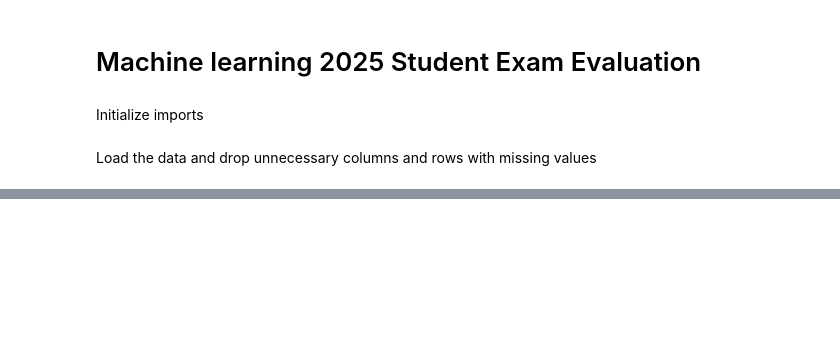
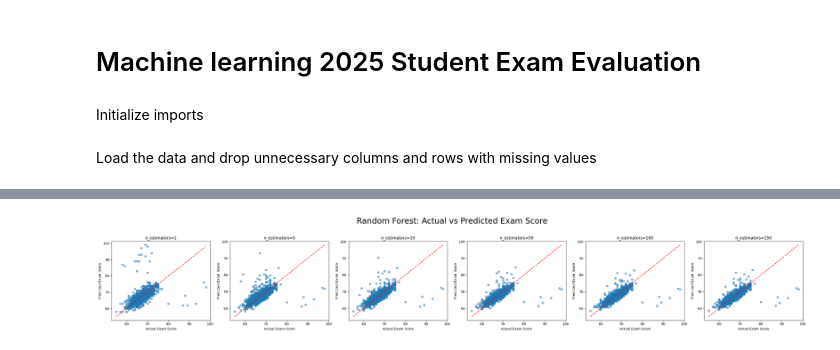
Before and after one commit to lauri-lyytikainen/ml_2025, a Jupyter notebook: main.ipynb, the cells around one changed output, grey strips where cells are left out. Saved outputs shown, nothing was run; the diff lists cells and outputs as text; code cells hidden in the pictures; blank space fills up the shorter version.

```diff
--- a/main.ipynb
+++ b/main.ipynb
@@ -53,0 +80,20 @@ plt.show()
+# %%
+# Train and evaluate Random Forest models with different n_estimators and make predictions
+n_estimators_list = [1, 5, 10, 50, 100, 150]
+fig, axes = plt.subplots(1, len(n_estimators_list), figsize=(5 * len(n_estimators_list), 5))
+
+for idx, n in enumerate(n_estimators_list):
+    rf = RandomForestRegressor(n_estimators=n, random_state=42)
+    rf.fit(X_train, y_train)
+    y_pred = rf.predict(X_test)
+    axes[idx].scatter(y_test, y_pred, alpha=0.5, label='Predictions')
+    axes[idx].plot([y_test.min(), y_test.max()], [y_test.min(), y_test.max()], 'r--', label='Perfect Prediction')
+    axes[idx].set_xlabel('Actual Exam Score')
+    axes[idx].set_ylabel('Predicted Exam Score')
+    axes[idx].set_title(f'n_estimators={n}')
+
+fig.suptitle('Random Forest: Actual vs Predicted Exam Score', fontsize=24)
+plt.tight_layout(rect=[0, 0, 1, 0.95])
+plt.show()
+# %% [output]
+[figure, added]
```
Also changed, not shown: parts of 11 cells of this notebook.
